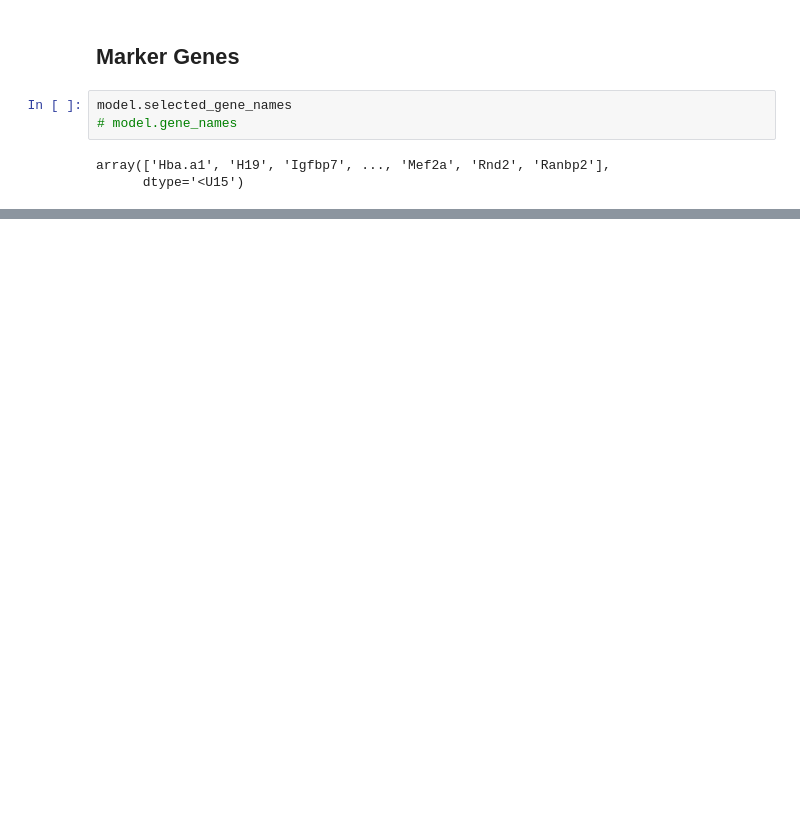
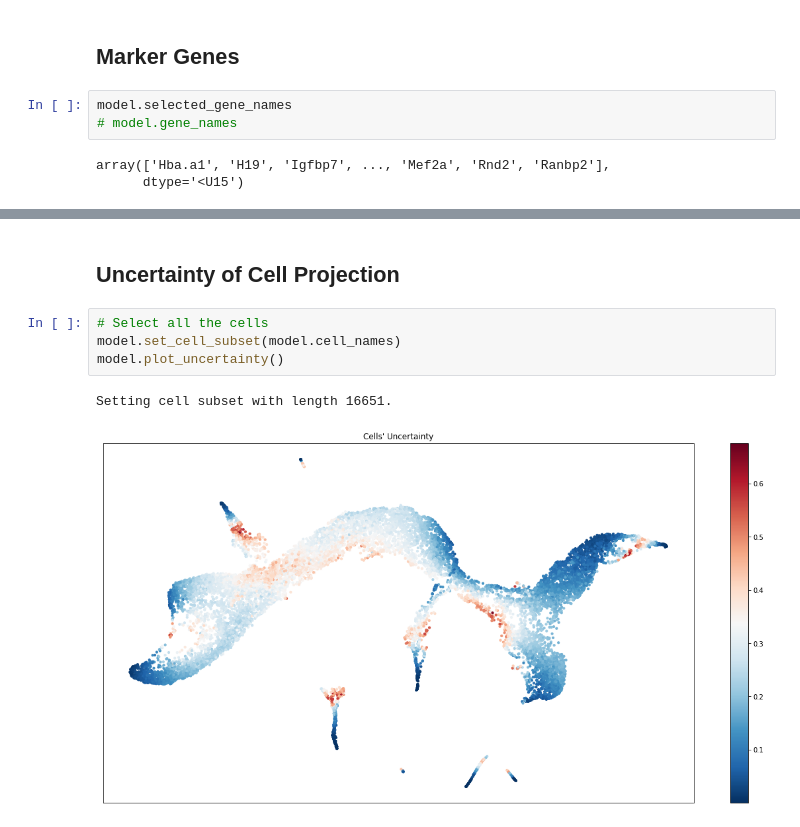
Before and after one commit to jaydu1/VITAE, a Jupyter notebook: tutorials/tutorial_mouse_brain.ipynb, the cells around one changed output, grey strips where cells are left out. Cells and saved outputs as stored; diff of their text form; blank space fills up the shorter version.

```diff
--- a/tutorials/tutorial_mouse_brain.ipynb
+++ b/tutorials/tutorial_mouse_brain.ipynb
@@ -340,0 +345,9 @@ res_df.head()
+# %% [markdown]
+## Uncertainty of Cell Projection
+# %%
+# Select all the cells
+model.set_cell_subset(model.cell_names)
+model.plot_uncertainty()
+# %% [output]
+Setting cell subset with length 16651.
+[figure, added]
```
Also changed, not shown: parts of 11 cells of this notebook, 9 other files.
